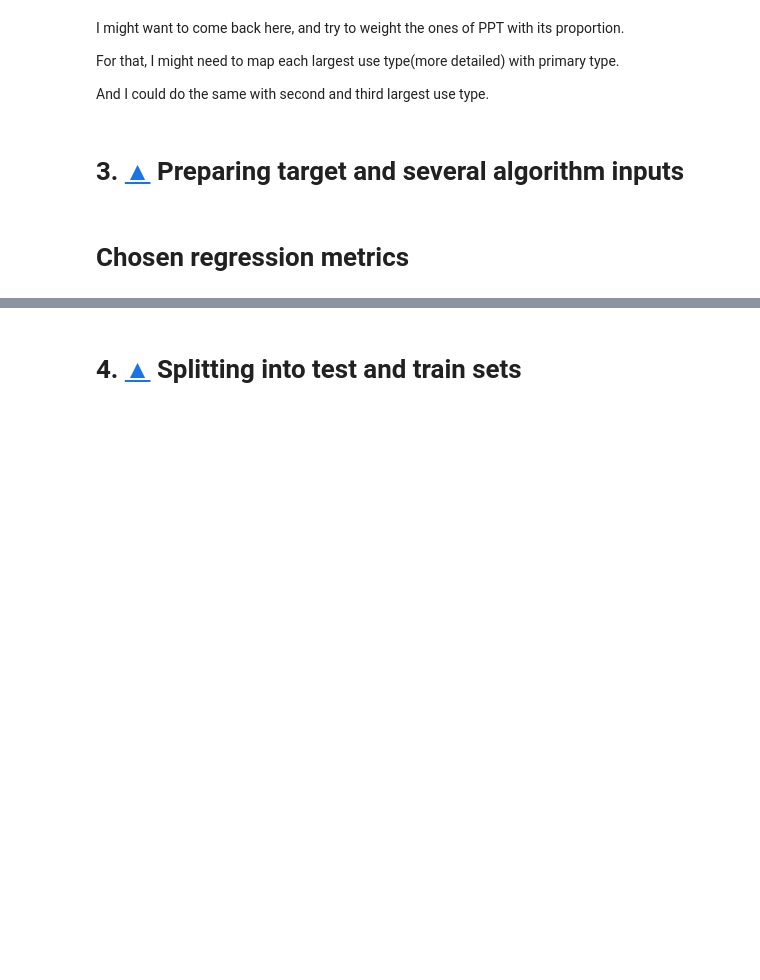
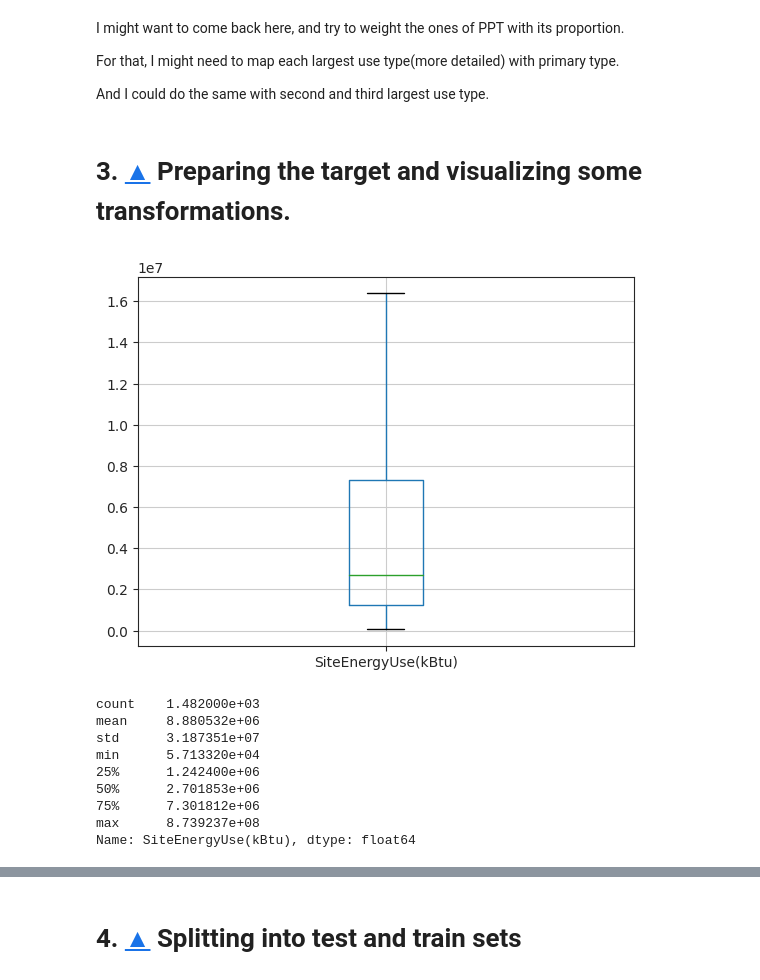
Before and after one commit to JulienfLeBoucher/OC_environmental_predictions, a Jupyter notebook: total_energy_predictions.ipynb, the cells around one changed output, grey strips where cells are left out. Drawn from its saved outputs; the diff is of its cells as text; code cells hidden in the pictures; blank space fills up the shorter version.

Commit message:
added target transformation

```diff
--- a/total_energy_predictions.ipynb
+++ b/total_energy_predictions.ipynb
@@ -55,6 +53,5 @@ from math import sqrt
 # %%
-data = pd.read_csv('seattle.csv',
-                   index_col='OSEBuildingID')
+data = pd.read_csv("seattle.csv", index_col="OSEBuildingID")
 display(data.head())
 data.shape
 # %% [output]
@@ -224,21 +217,25 @@ Index(['PrimaryPropertyType_Hospital', 'PrimaryPropertyType_Hotel',
 # %%
 # Preparing groups of features for later convenience
 PPT_categories = PPT_encoder.categories_[0]
-PPT_fts = ['PrimaryPropertyType_' + cat for cat in PPT_categories[1:]]
+PPT_fts = ["PrimaryPropertyType_" + cat for cat in PPT_categories[1:]]
 
 geo_categories = geo_encoder.categories_[0]
-geo_fts = ['CouncilDistrictCode_' + str(cat) for cat in geo_categories[1:]]
+geo_fts = ["CouncilDistrictCode_" + str(cat) for cat in geo_categories[1:]]
 
-core_fts = [*['PropertyGFABuilding(s)',
-             'Age',
-             'NumberofBuildings',
-             'NumberofFloors',
-             'SteamUseProportion',
-             'ElectricityProportion',
-             'NaturalGasProportion']
-             , *PPT_fts]
+core_fts = [
+    *[
+        "PropertyGFABuilding(s)",
+        "Age",
+        "NumberofBuildings",
+        "NumberofFloors",
+        "SteamUseProportion",
+        "ElectricityProportion",
+        "NaturalGasProportion",
+    ],
+    *PPT_fts,
+]
 
-additional_fts = [*geo_fts, 'ProportionPrincipalUseType']
+additional_fts = [*geo_fts, "ProportionPrincipalUseType"]
 # %%
 core_fts
 # %% [output]
@@ -276,12 +273,24 @@ For that, I might need to map each largest use type(more detailed) with primary
 
 And I could do the same with second and third largest use type.
 # %% [markdown]
-# 3.  [&#9650;](#toc0_) <a id='toc3_'></a>Preparing target and several algorithm inputs
+# 3.  [&#9650;](#toc0_) <a id='toc3_'></a>Preparing the target and visualizing some transformations.
 # %%
 y = data[pt.ENERGY_TARGET]
 X_core = data.loc[:, core_fts]
 X_core_with_additional = data.loc[:, [*core_fts, *additional_fts]]
-Xs = [X_core,
-      X_core_with_additional]
+Xs = [X_core, X_core_with_additional]
+
+y.to_frame().boxplot(showfliers=False)
+plt.show()
+y.describe()
+# %% [output]
+[figure, added]
+count    1.482000e+03
+mean     8.880532e+06
+std      3.187351e+07
+min      5.713320e+04
+25%      1.242400e+06
+50%      2.701853e+06
+75%      7.301812e+06
+max      8.739237e+08
+Name: SiteEnergyUse(kBtu), dtype: float64
-# %% [markdown]
-# Chosen regression metrics
```
Also changed, not shown: parts of 59 cells of this notebook.
